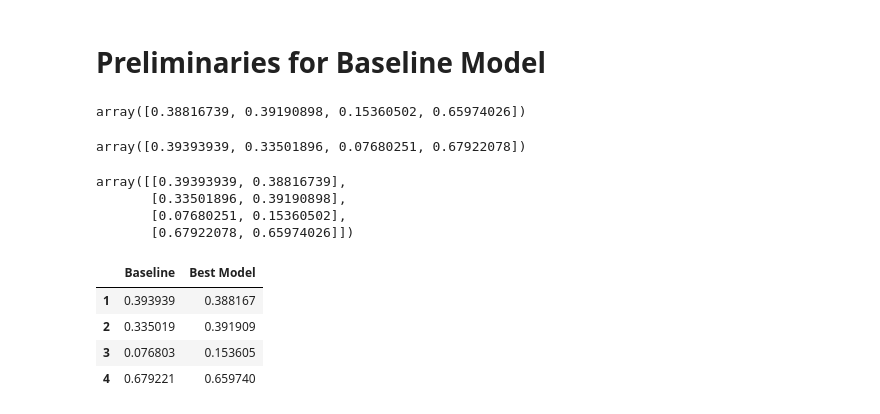
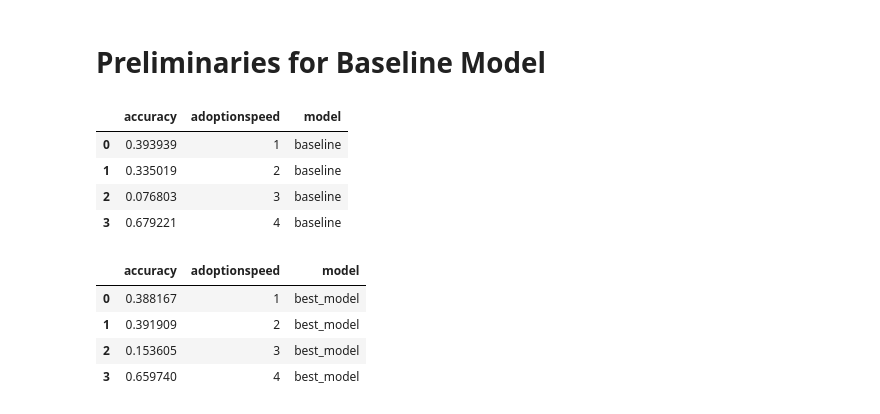
Before and after one commit to LanaCasselmann/ds_capstone_pet_adoptability, a Jupyter notebook: notebooks/model_vis.ipynb, the cells around one changed output. Cells and saved outputs as stored; diff of their text form; code cells hidden in the pictures.

Commit message:
visualization models

```diff
--- a/notebooks/model_vis.ipynb
+++ b/notebooks/model_vis.ipynb
@@ -123,27 +123,25 @@ cm_bl_norm = cm_bl.astype('float') / cm_bl.sum(axis=1)[:, np.newaxis]
 # get diagonal values
 perc = cm_norm.diagonal()
 perc_bl = cm_bl_norm.diagonal()
-# %%
-perc
-# %% [output]
-array([0.38816739, 0.39190898, 0.15360502, 0.65974026])
-# %%
-np.transpose(perc_bl)
-# %% [output]
-array([0.39393939, 0.33501896, 0.07680251, 0.67922078])
-# %%
-np.transpose([perc_bl, perc])
-# %% [output]
-array([[0.39393939, 0.38816739],
-       [0.33501896, 0.39190898],
-       [0.07680251, 0.15360502],
-       [0.67922078, 0.65974026]])
 # %%
-df = pd.DataFrame(columns=['Baseline', 'Best Model'], data=np.transpose([perc_bl, perc]), index=[1,2,3,4])
-df
+df_bl = pd.DataFrame(columns=[ 'accuracy'], data=np.transpose([ perc_bl]))
+df_bl['adoptionspeed']= [1,2,3,4]
+df_bl['model'] = 'baseline'
+df_bl
 # %% [output]
-|  | Baseline | Best Model |
-| 1 | 0.393939 | 0.388167 |
-| 2 | 0.335019 | 0.391909 |
-| 3 | 0.076803 | 0.153605 |
-| 4 | 0.679221 | 0.659740 |
+|  | accuracy | adoptionspeed | model |
+| 0 | 0.393939 | 1 | baseline |
+| 1 | 0.335019 | 2 | baseline |
+| 2 | 0.076803 | 3 | baseline |
+| 3 | 0.679221 | 4 | baseline |
+# %%
+df_best = pd.DataFrame(columns=[ 'accuracy'], data=np.transpose([ perc]))
+df_best['adoptionspeed']= [1,2,3,4]
+df_best['model'] = 'best_model'
+df_best
+# %% [output]
+|  | accuracy | adoptionspeed | model |
+| 0 | 0.388167 | 1 | best_model |
+| 1 | 0.391909 | 2 | best_model |
+| 2 | 0.153605 | 3 | best_model |
+| 3 | 0.659740 | 4 | best_model |
```
Also changed, not shown: parts of 6 cells of this notebook.
